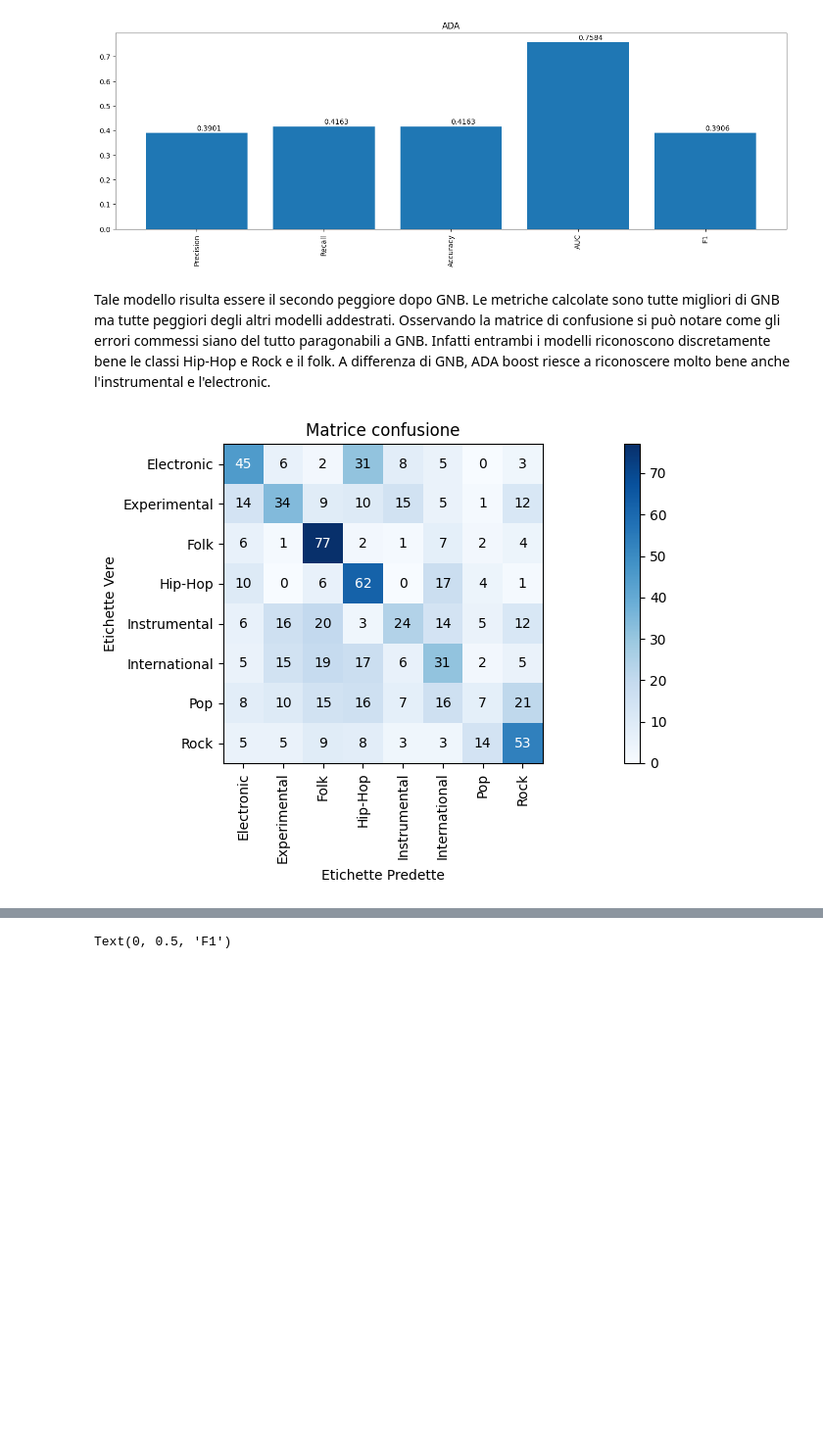
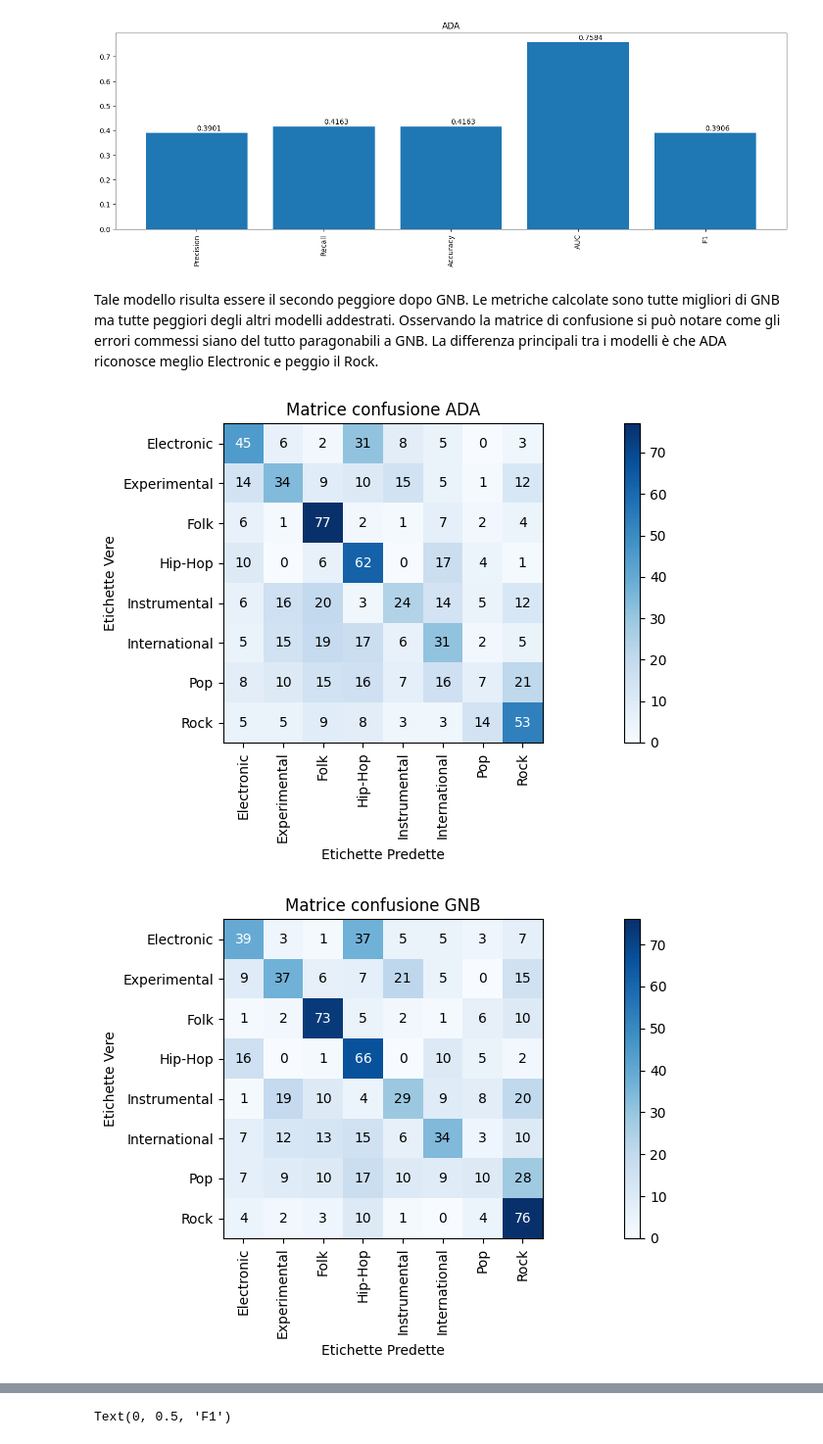
Before and after one commit to lucaFiscariello/ProgettoMachineLearning, a Jupyter notebook: Completo.ipynb, the cells around one changed output, grey strips where cells are left out. Shown at 98% size. Saved outputs shown, nothing was run; the diff lists cells and outputs as text; code cells hidden in the pictures; blank space fills up the shorter version.

```diff
--- a/Completo.ipynb
+++ b/Completo.ipynb
@@ -687,9 +677,9 @@ for criteria in all_criteria:
     to_plot = []
     label_to_plot = []
     best_acc=0
-    for i in [20]:
+    for i in range(1,60,3):
         for j in range(1,60,3):
-            for k in [20]:
+            for k in range(1,60,3):
                 clf = RandomForestClassifier(max_depth=i, n_estimators=j, max_features=k,criterion=criteria)
 
                 # Addestramento del classificatore
@@ -789,7 +779,7 @@ from sklearn.ensemble import AdaBoostClassifier
 
 param_grid = {
     'n_estimators': np.arange(1, 100, 4),
-    'learning_rate': [1.5],
+    'learning_rate': np.arange(1, 10, 0.5),
 }
 
 nomi_colonne = ['n_estimators', 'learning_rate','precision','recall','accuracy','f1','AUC']
@@ -857,9 +847,11 @@ plt.show()
 # %% [output]
 [figure]
 # %% [markdown]
-Tale modello risulta essere il secondo peggiore dopo GNB. Le metriche calcolate sono tutte migliori di GNB ma tutte peggiori degli altri modelli addestrati. Osservando la matrice di confusione si può notare come gli errori commessi siano del tutto paragonabili a GNB. Infatti entrambi i modelli riconoscono discretamente bene le classi Hip-Hop e Rock e il folk. A differenza di GNB, ADA boost riesce a riconoscere molto bene anche l'instrumental e l'electronic.
+Tale modello risulta essere il secondo peggiore dopo GNB. Le metriche calcolate sono tutte migliori di GNB ma tutte peggiori degli altri modelli addestrati. Osservando la matrice di confusione si può notare come gli errori commessi siano del tutto paragonabili a GNB. La differenza principali tra i modelli è che ADA riconosce meglio Electronic e peggio il Rock.
 # %%
-plot_matrix_confusion(clf_best_ADA,X_val,y_val,"Matrice confusione")
+plot_matrix_confusion(clf_best_ADA,X_val,y_val,"Matrice confusione ADA")
+plot_matrix_confusion(clf_GB,X_val,y_val,"Matrice confusione GNB")
 # %% [output]
-[figure, old version]
+[figure, new version]
+[figure, added]
 # %% [markdown]
```
Also changed, not shown: parts of 17 cells of this notebook.
